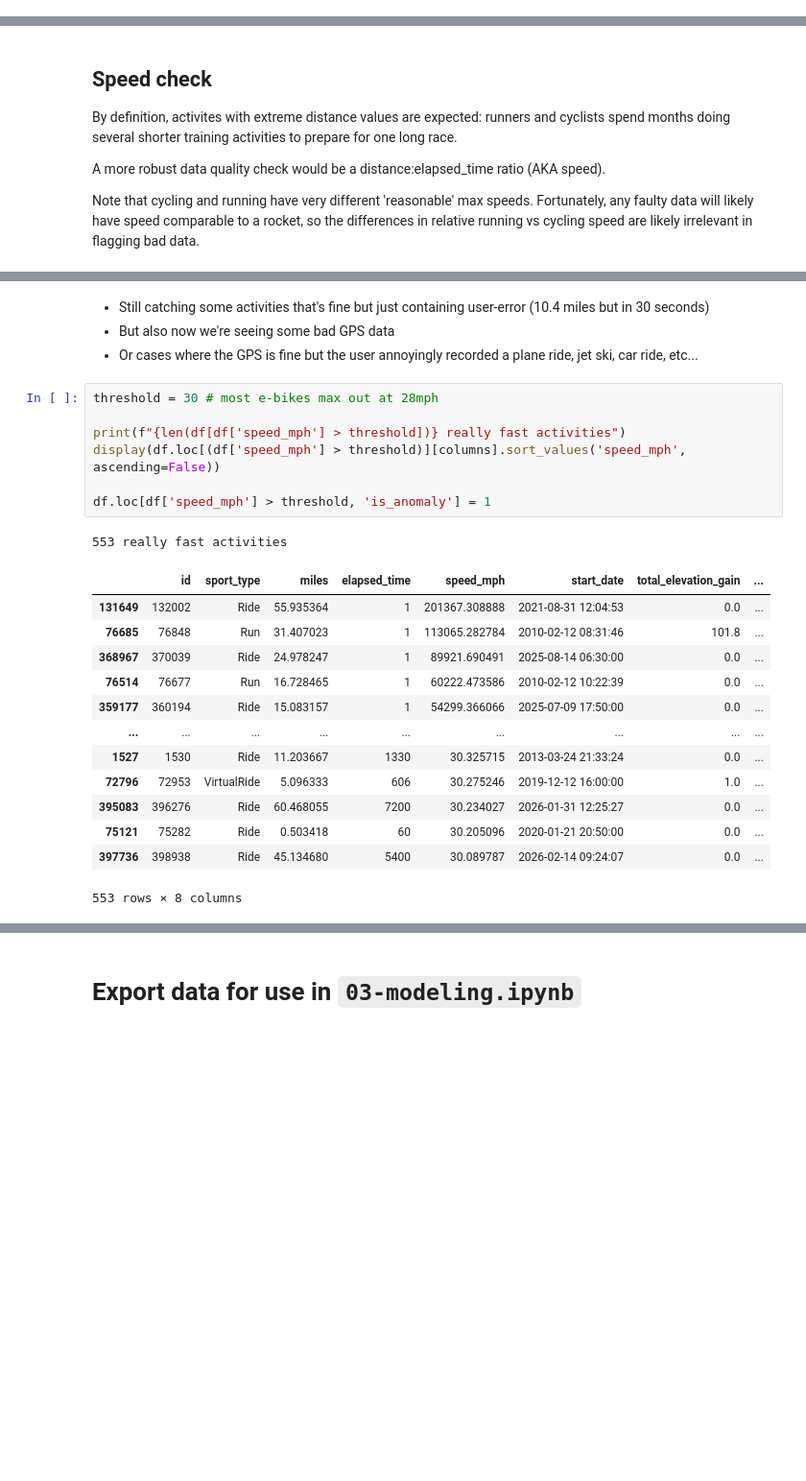
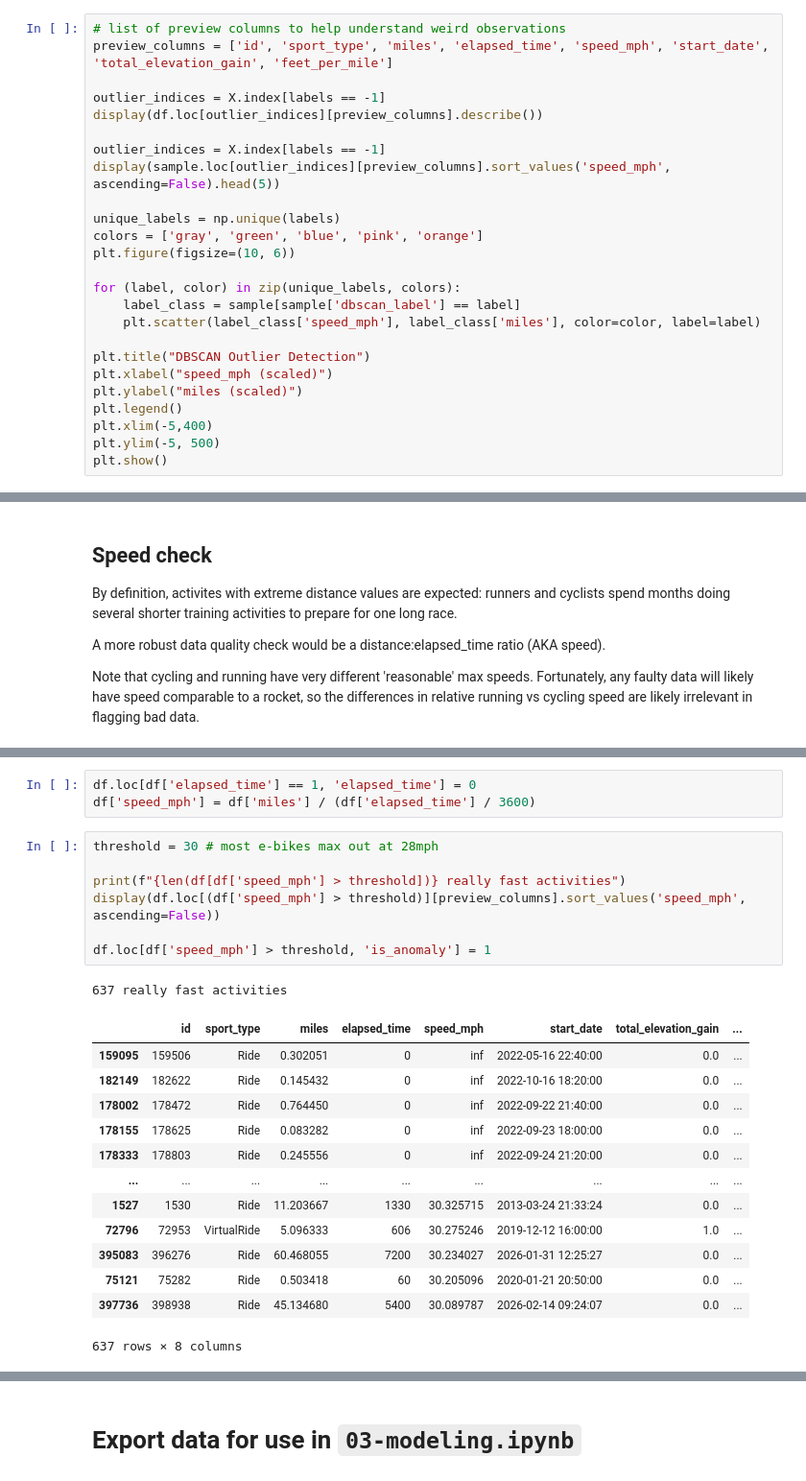
Before and after one commit to OGladfelter/sport-classification-model, a Jupyter notebook: 02-eda.ipynb, the cells around one changed output, grey strips where cells are left out. Shown at 96% size. Saved outputs shown, nothing was run; the diff lists cells and outputs as text; blank space fills up the shorter version.

```diff
--- a/02-eda.ipynb
+++ b/02-eda.ipynb
@@ -299,0 +358,25 @@ plt.show()
+# %%
+# list of preview columns to help understand weird observations
+preview_columns = ['id', 'sport_type', 'miles', 'elapsed_time', 'speed_mph', 'start_date', 'total_elevation_gain', 'feet_per_mile']
+
+outlier_indices = X.index[labels == -1]
+display(df.loc[outlier_indices][preview_columns].describe())
+
+outlier_indices = X.index[labels == -1]
+display(sample.loc[outlier_indices][preview_columns].sort_values('speed_mph', ascending=False).head(5))
+
+unique_labels = np.unique(labels)
+colors = ['gray', 'green', 'blue', 'pink', 'orange']
+plt.figure(figsize=(10, 6))
+
+for (label, color) in zip(unique_labels, colors):
+    label_class = sample[sample['dbscan_label'] == label]
+    plt.scatter(label_class['speed_mph'], label_class['miles'], color=color, label=label)
+
+plt.title("DBSCAN Outlier Detection")
+plt.xlabel("speed_mph (scaled)")
+plt.ylabel("miles (scaled)")
+plt.legend()
+plt.xlim(-5,400)
+plt.ylim(-5, 500)
+plt.show()
@@ -341,26 +422,25 @@ Interesting: in sports, we often assume unrealistic speed means cheating (Strava
-# %% [markdown]
-- Still catching some activities that's fine but just containing user-error (10.4 miles but in 30 seconds)
-- But also now we're seeing some bad GPS data
-- Or cases where the GPS is fine but the user annoyingly recorded a plane ride, jet ski, car ride, etc...
+# %%
+df.loc[df['elapsed_time'] == 1, 'elapsed_time'] = 0
+df['speed_mph'] = df['miles'] / (df['elapsed_time'] / 3600)
 # %%
 threshold = 30 # most e-bikes max out at 28mph
 
 print(f"{len(df[df['speed_mph'] > threshold])} really fast activities")
-display(df.loc[(df['speed_mph'] > threshold)][columns].sort_values('speed_mph', ascending=False))
+display(df.loc[(df['speed_mph'] > threshold)][preview_columns].sort_values('speed_mph', ascending=False))
 
 df.loc[df['speed_mph'] > threshold, 'is_anomaly'] = 1
 # %% [output]
-553 really fast activities
+637 really fast activities
 |  | id | sport_type | miles | elapsed_time | speed_mph | start_date | total_elevation_gain | ... |
-| 131649 | 132002 | Ride | 55.935364 | 1 | 201367.308888 | 2021-08-31 12:04:53 | 0.0 | ... |
-| 76685 | 76848 | Run | 31.407023 | 1 | 113065.282784 | 2010-02-12 08:31:46 | 101.8 | ... |
-| 368967 | 370039 | Ride | 24.978247 | 1 | 89921.690491 | 2025-08-14 06:30:00 | 0.0 | ... |
-| 76514 | 76677 | Run | 16.728465 | 1 | 60222.473586 | 2010-02-12 10:22:39 | 0.0 | ... |
-| 359177 | 360194 | Ride | 15.083157 | 1 | 54299.366066 | 2025-07-09 17:50:00 | 0.0 | ... |
+| 159095 | 159506 | Ride | 0.302051 | 0 | inf | 2022-05-16 22:40:00 | 0.0 | ... |
+| 182149 | 182622 | Ride | 0.145432 | 0 | inf | 2022-10-16 18:20:00 | 0.0 | ... |
+| 178002 | 178472 | Ride | 0.764450 | 0 | inf | 2022-09-22 21:40:00 | 0.0 | ... |
+| 178155 | 178625 | Ride | 0.083282 | 0 | inf | 2022-09-23 18:00:00 | 0.0 | ... |
+| 178333 | 178803 | Ride | 0.245556 | 0 | inf | 2022-09-24 21:20:00 | 0.0 | ... |
 | ... | ... | ... | ... | ... | ... | ... | ... | ... |
 | 1527 | 1530 | Ride | 11.203667 | 1330 | 30.325715 | 2013-03-24 21:33:24 | 0.0 | ... |
 | 72796 | 72953 | VirtualRide | 5.096333 | 606 | 30.275246 | 2019-12-12 16:00:00 | 1.0 | ... |
 | 395083 | 396276 | Ride | 60.468055 | 7200 | 30.234027 | 2026-01-31 12:25:27 | 0.0 | ... |
 | 75121 | 75282 | Ride | 0.503418 | 60 | 30.205096 | 2020-01-21 20:50:00 | 0.0 | ... |
 | 397736 | 398938 | Ride | 45.134680 | 5400 | 30.089787 | 2026-02-14 09:24:07 | 0.0 | ... |
-553 rows × 8 columns
+637 rows × 8 columns
```
Also changed, not shown: parts of 23 cells of this notebook.
